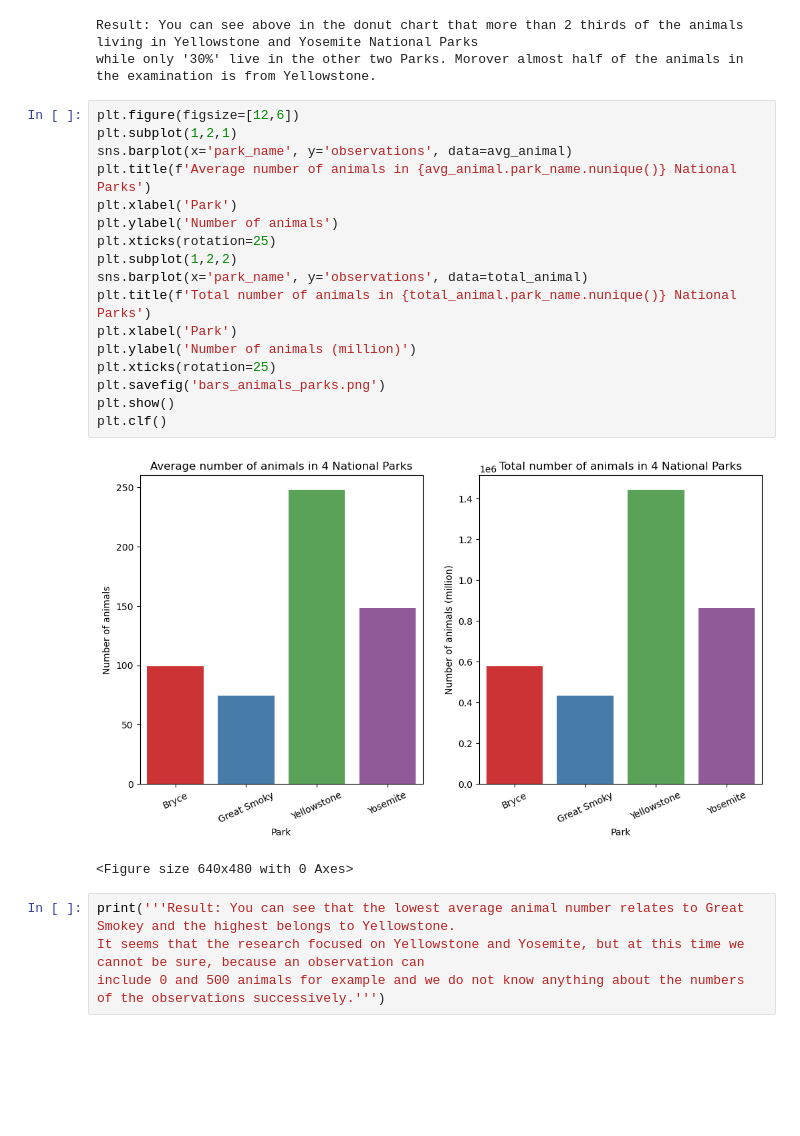
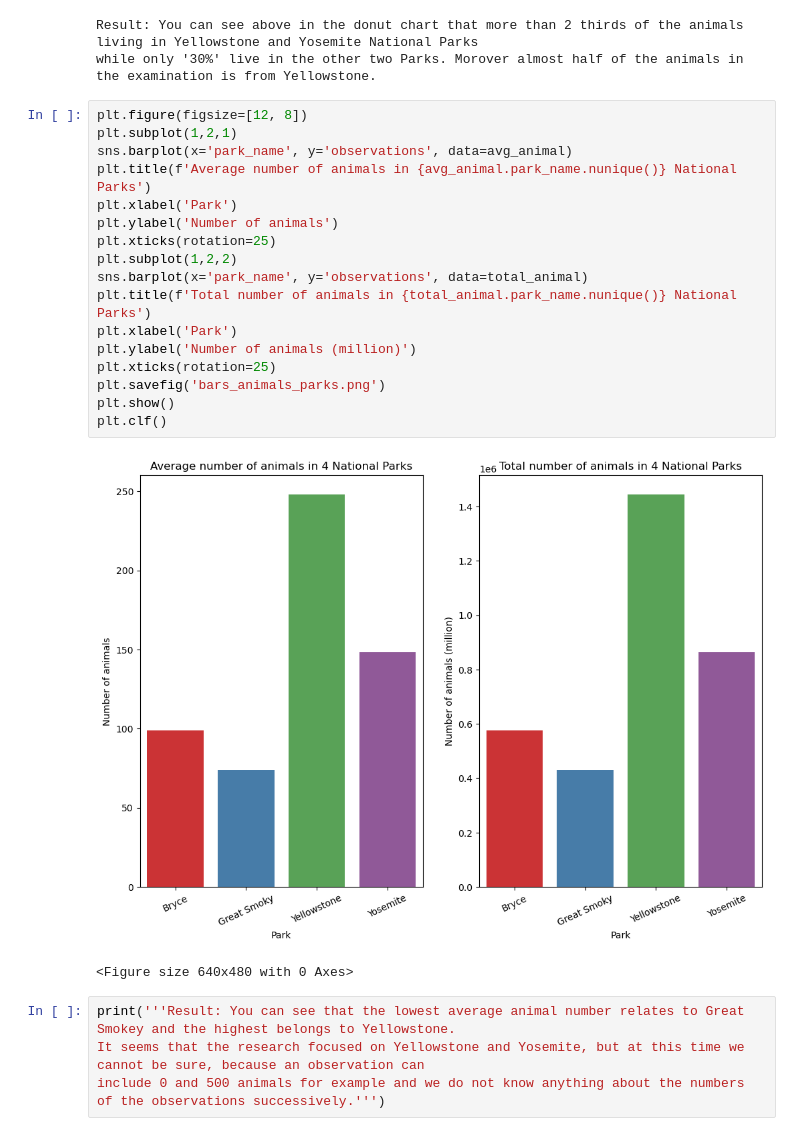
Before and after one commit to LiZoMark841619/Biodiversity_Project, a Jupyter notebook: biodiversity_starter/biodiversity.ipynb, the cells around one changed output. Saved outputs shown, nothing was run; the diff lists cells and outputs as text; blank space fills up the shorter version.

```diff
--- a/biodiversity_starter/biodiversity.ipynb
+++ b/biodiversity_starter/biodiversity.ipynb
@@ -98,24 +98,24 @@ while only '30%' live in the other two Parks. Morover almost half of the animals
 Result: You can see above in the donut chart that more than 2 thirds of the animals living in Yellowstone and Yosemite National Parks
 while only '30%' live in the other two Parks. Morover almost half of the animals in the examination is from Yellowstone.
 # %%
-plt.figure(figsize=[12,6])
+plt.figure(figsize=[12, 8])
 plt.subplot(1,2,1)
 sns.barplot(x='park_name', y='observations', data=avg_animal)
 plt.title(f'Average number of animals in {avg_animal.park_name.nunique()} National Parks')
 plt.xlabel('Park')
 plt.ylabel('Number of animals')
 plt.xticks(rotation=25)
 plt.subplot(1,2,2)
 sns.barplot(x='park_name', y='observations', data=total_animal)
 plt.title(f'Total number of animals in {total_animal.park_name.nunique()} National Parks')
 plt.xlabel('Park')
 plt.ylabel('Number of animals (million)')
 plt.xticks(rotation=25)
 plt.savefig('bars_animals_parks.png')
 plt.show()
 plt.clf()
 # %% [output]
-[figure, old version]
+[figure, new version]
 <Figure size 640x480 with 0 Axes>
 # %%
 print('''Result: You can see that the lowest average animal number relates to Great Smokey and the highest belongs to Yellowstone.
```
Also changed, not shown: parts of 4 cells of this notebook, 7 other files.
